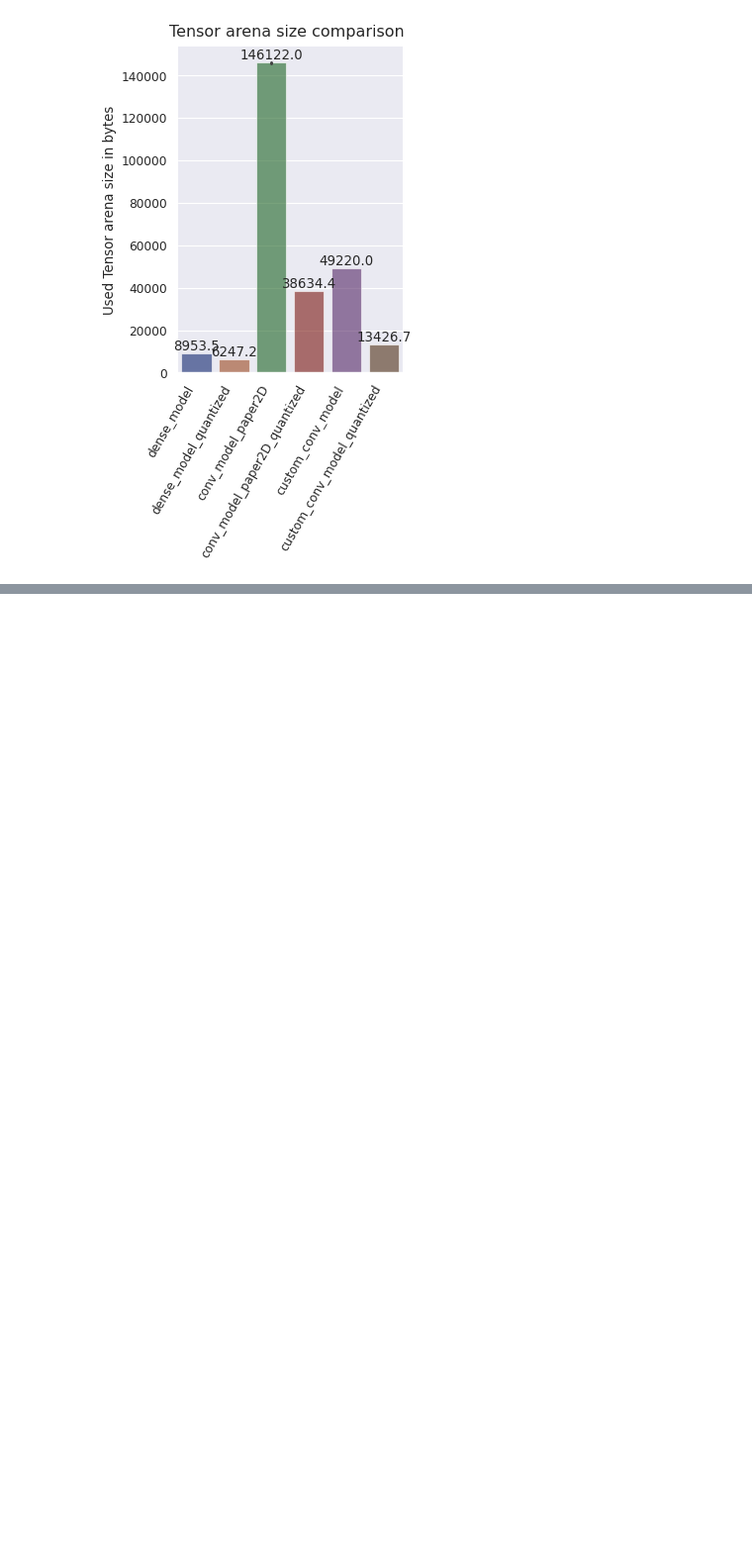
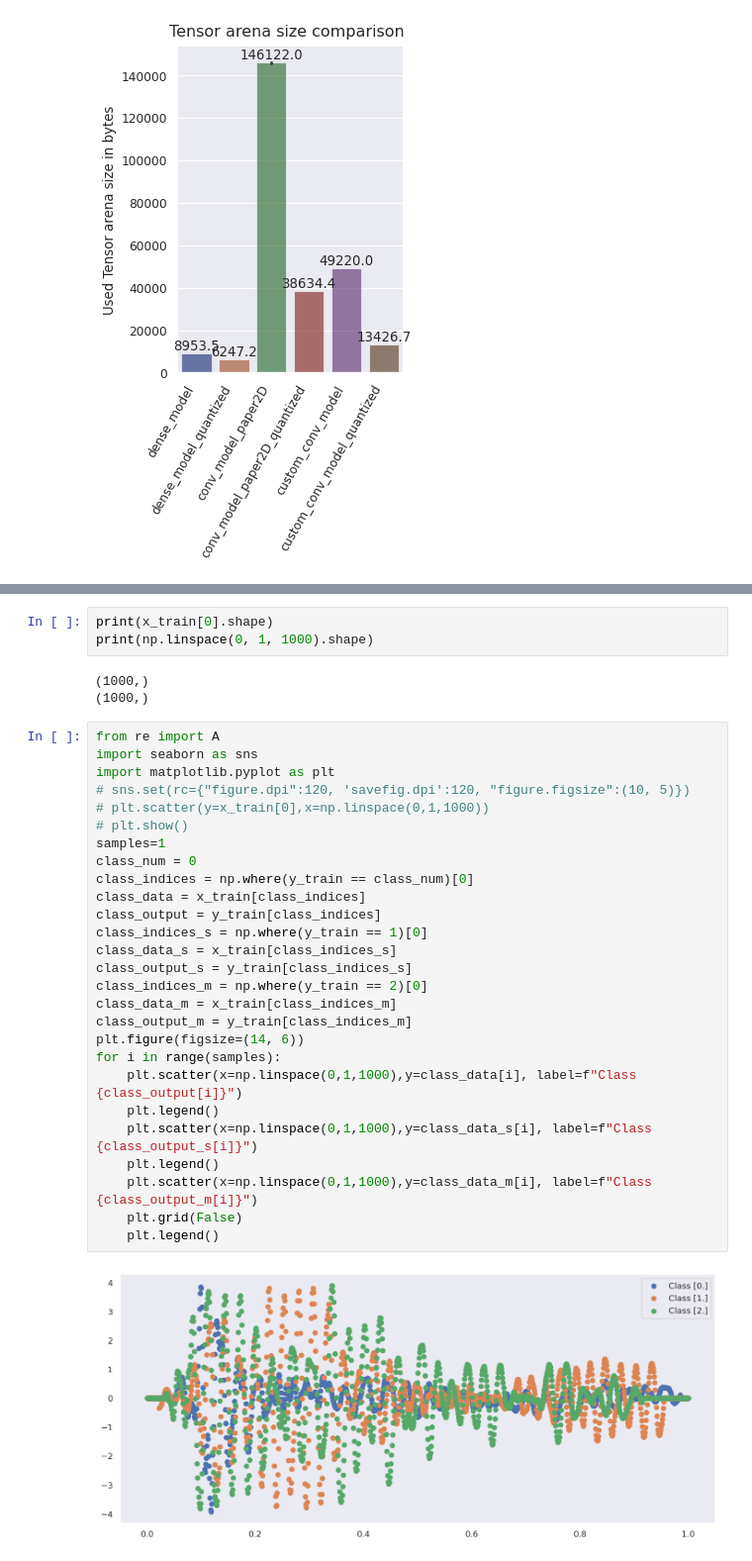
Before and after one commit to veysiadn/acustic-emission-models, a Jupyter notebook: plots.ipynb, the cells around one changed output, grey strips where cells are left out. Shown at 99% size. Cells and saved outputs as stored; diff of their text form; blank space fills up the shorter version.

```diff
--- a/plots.ipynb
+++ b/plots.ipynb
@@ -459,0 +521,35 @@ for c in ax.containers:
+# %%
+print(x_train[0].shape)
+print(np.linspace(0, 1, 1000).shape)
+# %% [output]
+(1000,)
+(1000,)
+# %%
+from re import A
+import seaborn as sns
+import matplotlib.pyplot as plt
+# sns.set(rc={"figure.dpi":120, 'savefig.dpi':120, "figure.figsize":(10, 5)})
+# plt.scatter(y=x_train[0],x=np.linspace(0,1,1000))
+# plt.show()
+samples=1
+class_num = 0
+class_indices = np.where(y_train == class_num)[0]
+class_data = x_train[class_indices]
+class_output = y_train[class_indices]
+class_indices_s = np.where(y_train == 1)[0]
+class_data_s = x_train[class_indices_s]
+class_output_s = y_train[class_indices_s]
+class_indices_m = np.where(y_train == 2)[0]
+class_data_m = x_train[class_indices_m]
+class_output_m = y_train[class_indices_m]
+plt.figure(figsize=(14, 6))
+for i in range(samples):
+    plt.scatter(x=np.linspace(0,1,1000),y=class_data[i], label=f"Class {class_output[i]}")
+    plt.legend()
+    plt.scatter(x=np.linspace(0,1,1000),y=class_data_s[i], label=f"Class {class_output_s[i]}")
+    plt.legend()
+    plt.scatter(x=np.linspace(0,1,1000),y=class_data_m[i], label=f"Class {class_output_m[i]}")
+    plt.grid(False)
+    plt.legend()
+# %% [output]
+[figure, added]
```
Also changed, not shown: parts of 2 cells of this notebook, 2 other files.
